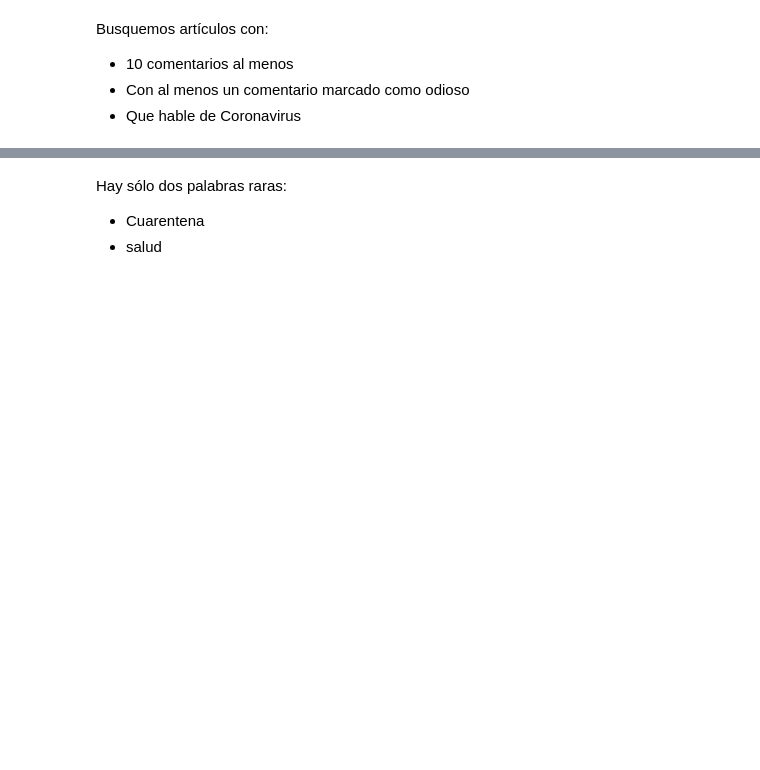
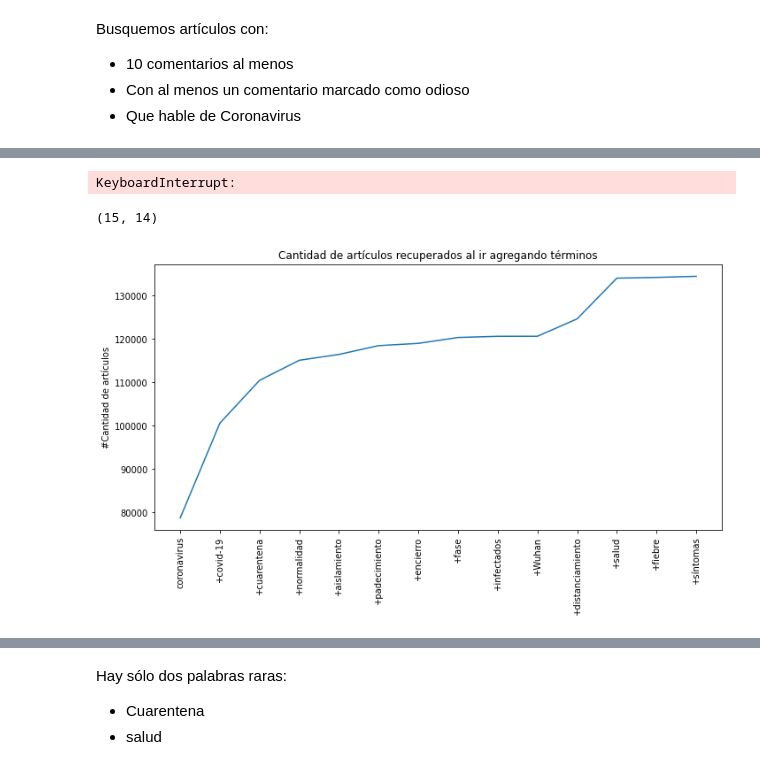
Before and after one commit to finiteautomata/hatespeech-collection, a Jupyter notebook: notebooks/Datos Recorte.ipynb, the cells around one changed output, grey strips where cells are left out. Cells and saved outputs as stored; diff of their text form; code cells hidden in the pictures; blank space fills up the shorter version.

```diff
--- a/notebooks/Datos Recorte.ipynb
+++ b/notebooks/Datos Recorte.ipynb
@@ -72,22 +72,38 @@ Y = [Article.objects(**initial_query).search_text(" ".join(covid_terminos[:i])).
+# %%
+from tqdm.auto import tqdm
+
+Y = []
+
+for i in tqdm( range(1, len(terminos)+1), total=len(terminos)):
+    count = Article.objects(**initial_query).search_text(" ".join(covid_terminos[:i])).count()
+    Y.append(count)
+# %% [output]
+KeyboardInterrupt:
+# %%
+len(Y), len(covid_terminos)
+# %% [output]
+(15, 14)
 # %%
 import matplotlib.pyplot as plt
 
 ticks = covid_terminos.copy()
 for i in range(1, len(ticks)):
     ticks[i] = f"+{ticks[i]}"
 
 plt.figure(figsize=(10, 6))
 
 X = list(range(len(ticks)))
-plt.plot(X, Y)
+plt.plot(X, Y[:len(ticks)])
 
 plt.ylabel("#Cantidad de artículos")
 plt.xticks(X, ticks, rotation=90);
 
 plt.title("Cantidad de artículos recuperados al ir agregando términos")
 
 plt.tight_layout(pad=1.0)
 plt.savefig("articulos-termino-covid.png")
+# %% [output]
+[figure, added]
 # %%
 import numpy as np
 
```
Also changed, not shown: parts of 5 cells of this notebook, 2 other files.
